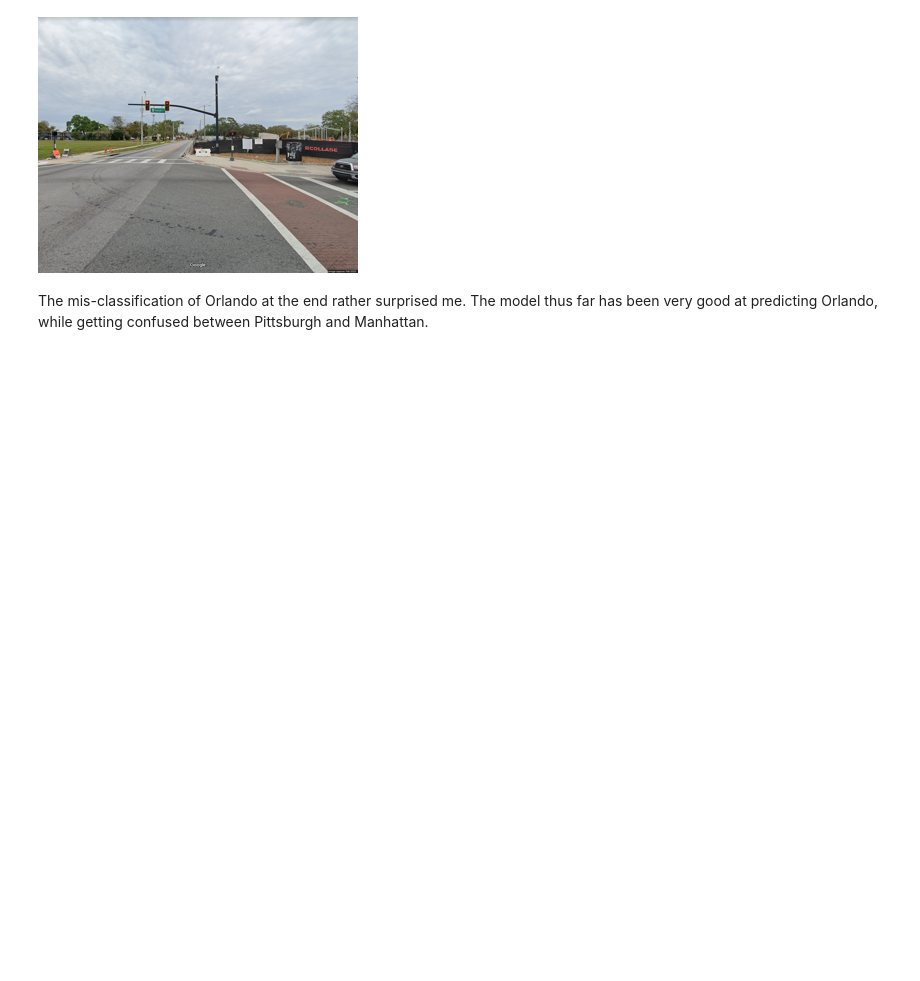
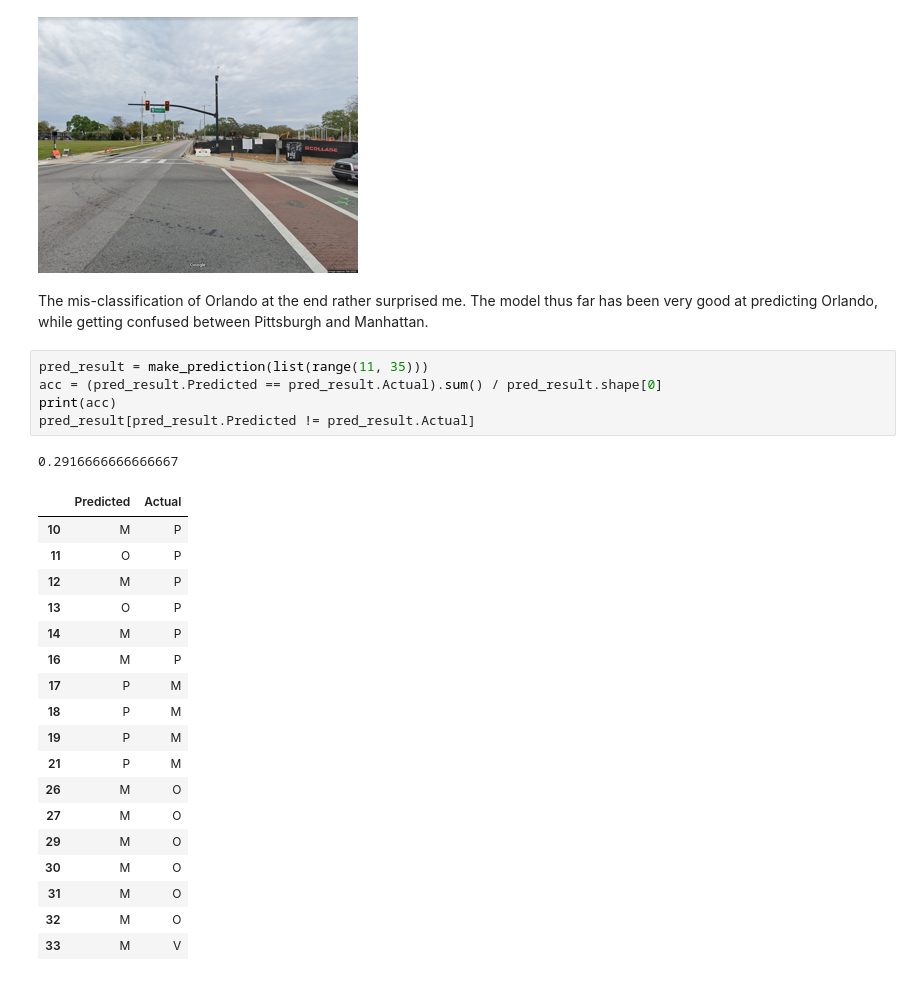
Before and after one commit to Malikil/City-Locator, a Jupyter notebook: Clustering.ipynb, the cells around one changed output. Cells and saved outputs as stored; diff of their text form; blank space fills up the shorter version.

```diff
--- a/Clustering.ipynb
+++ b/Clustering.ipynb
@@ -328,3 +328,28 @@ Predicted: Manhattan, Actual: Orlando
 [figure]
 # %% [markdown]
 The mis-classification of Orlando at the end rather surprised me. The model thus far has been very good at predicting Orlando, while getting confused between Pittsburgh and Manhattan.
+# %%
+pred_result = make_prediction(list(range(11, 35)))
+acc = (pred_result.Predicted == pred_result.Actual).sum() / pred_result.shape[0]
+print(acc)
+pred_result[pred_result.Predicted != pred_result.Actual]
+# %% [output]
+0.2916666666666667
+|  | Predicted | Actual |
+| 10 | M | P |
+| 11 | O | P |
+| 12 | M | P |
+| 13 | O | P |
+| 14 | M | P |
+| 16 | M | P |
+| 17 | P | M |
+| 18 | P | M |
+| 19 | P | M |
+| 21 | P | M |
+| 26 | M | O |
+| 27 | M | O |
+| 29 | M | O |
+| 30 | M | O |
+| 31 | M | O |
+| 32 | M | O |
+| 33 | M | V |
```
Also changed, not shown: 6 other files.
